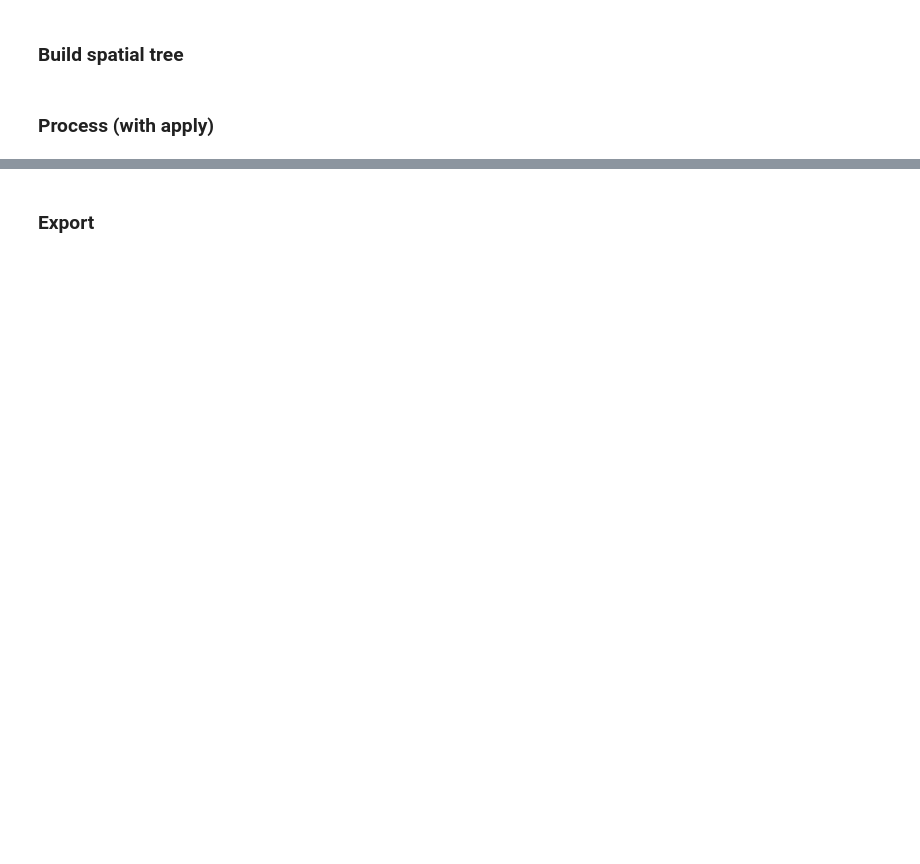
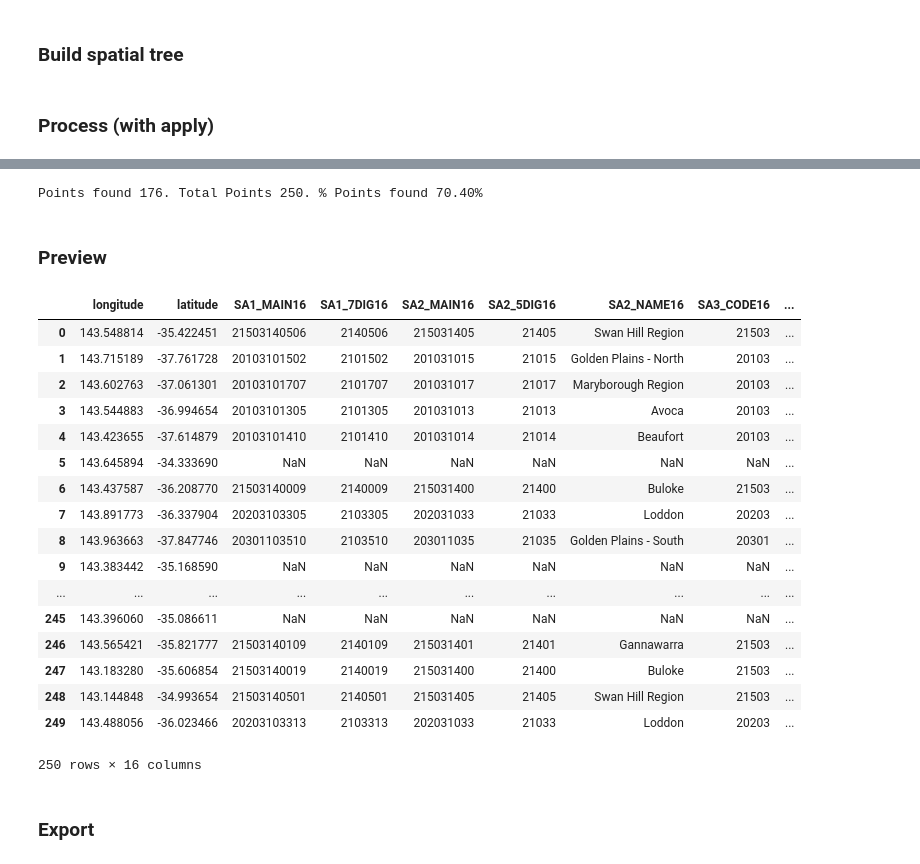
Before and after one commit to danielc92/nb_data_spatial, a Jupyter notebook: notebook_spatial_joins_rtree.ipynb, the cells around one changed output, grey strips where cells are left out. Cells and saved outputs as stored; diff of their text form; code cells hidden in the pictures; blank space fills up the shorter version.

Commit message:
Commented notebook and tested SA1 shapefile usage

```diff
--- a/notebook_spatial_joins_rtree.ipynb
+++ b/notebook_spatial_joins_rtree.ipynb
@@ -20,3 +17,6 @@ meshblock_shapefile = "/users/danielcorcoran/desktop/github_repos/python_nb_data
+# %%
+points_path = "/users/danielcorcoran/desktop/DimAddress.csv"
+shapefile_path = '../1270055001_sa1_2016_aust_shape/SA1_2016_AUST.shp'
 # %% [markdown]
 ### Import data and preview
 # %%
@@ -26,14 +26,12 @@ data.head()
 # %%
-'''
-Create test data
+# If creating randomly generated data (for testing purposes only)
 numpy.random.seed(0)
 
-row_count = 20000
+row_count = 250
 
-data = pandas.concat([pandas.Series([numpy.random.uniform(140,150) for n in range(row_count)]),
-                      pandas.Series([numpy.random.uniform(-32,-40) for n in range(row_count)])],
+data = pandas.concat([pandas.Series([numpy.random.uniform(143,144) for n in range(row_count)]),
+                      pandas.Series([numpy.random.uniform(-34,-38) for n in range(row_count)])],
                      axis = 1)
 
 data.columns = ['longitude', 'latitude']
 data.head()
-'''
@@ -50,0 +57,3 @@ all_polygons = [polygon for polygon in fiona.open(lga_shapefile)]
+# %%
+# Read in all polygons from the shapefile, it is Australia wide
+all_polygons = [polygon for polygon in fiona.open(shapefile_path)]
@@ -81,6 +115,6 @@ def return_properties(point):
             return vic_polygons[index]['properties']
 # %%
 # Create new features with point objects using long and lat features
-data['point'] = (list(zip(data[long_name], data[lat_name])))
-data["shapely_point"] = data['point'].apply(Point)
+data['point'] = (list(zip(data['longitude'], data['latitude'])))
+data['shapely_point'] = data['point'].apply(Point)
 # %%
@@ -109,3 +138,36 @@ print('Points found {}. Total Points {}. % Points found {:.2%}'.format(data[colu
+# %%
+# The column_header variable can be located in the polygon 'properties' key
+column_header = 'SA1_MAIN16'
+points_found = data[column_header].notnull().sum()
+total_points = data[column_header].shape[0]
+percentage = points_found / total_points
+print('Points found {}. Total Points {}. % Points found {:.2%}'.format(points_found, total_points, percentage))
+# %% [output]
+Points found 176. Total Points 250. % Points found 70.40%
+# %% [markdown]
+### Preview
+# %%
+# Viewing the first 10 rows of results
+data.head(10)
+# %% [output]
+|  | longitude | latitude | SA1_MAIN16 | SA1_7DIG16 | SA2_MAIN16 | SA2_5DIG16 | SA2_NAME16 | SA3_CODE16 | ... |
+| 0 | 143.548814 | -35.422451 | 21503140506 | 2140506 | 215031405 | 21405 | Swan Hill Region | 21503 | ... |
+| 1 | 143.715189 | -37.761728 | 20103101502 | 2101502 | 201031015 | 21015 | Golden Plains - North | 20103 | ... |
+| 2 | 143.602763 | -37.061301 | 20103101707 | 2101707 | 201031017 | 21017 | Maryborough Region | 20103 | ... |
+| 3 | 143.544883 | -36.994654 | 20103101305 | 2101305 | 201031013 | 21013 | Avoca | 20103 | ... |
+| 4 | 143.423655 | -37.614879 | 20103101410 | 2101410 | 201031014 | 21014 | Beaufort | 20103 | ... |
+| 5 | 143.645894 | -34.333690 | NaN | NaN | NaN | NaN | NaN | NaN | ... |
+| 6 | 143.437587 | -36.208770 | 21503140009 | 2140009 | 215031400 | 21400 | Buloke | 21503 | ... |
+| 7 | 143.891773 | -36.337904 | 20203103305 | 2103305 | 202031033 | 21033 | Loddon | 20203 | ... |
+| 8 | 143.963663 | -37.847746 | 20301103510 | 2103510 | 203011035 | 21035 | Golden Plains - South | 20301 | ... |
+| 9 | 143.383442 | -35.168590 | NaN | NaN | NaN | NaN | NaN | NaN | ... |
+| ... | ... | ... | ... | ... | ... | ... | ... | ... | ... |
+| 245 | 143.396060 | -35.086611 | NaN | NaN | NaN | NaN | NaN | NaN | ... |
+| 246 | 143.565421 | -35.821777 | 21503140109 | 2140109 | 215031401 | 21401 | Gannawarra | 21503 | ... |
+| 247 | 143.183280 | -35.606854 | 21503140019 | 2140019 | 215031400 | 21400 | Buloke | 21503 | ... |
+| 248 | 143.144848 | -34.993654 | 21503140501 | 2140501 | 215031405 | 21405 | Swan Hill Region | 21503 | ... |
+| 249 | 143.488056 | -36.023466 | 20203103313 | 2103313 | 202031033 | 21033 | Loddon | 20203 | ... |
+250 rows × 16 columns
 # %% [markdown]
 ### Export
 # %%
```
Also changed, not shown: parts of 19 cells of this notebook, 2 other files.
